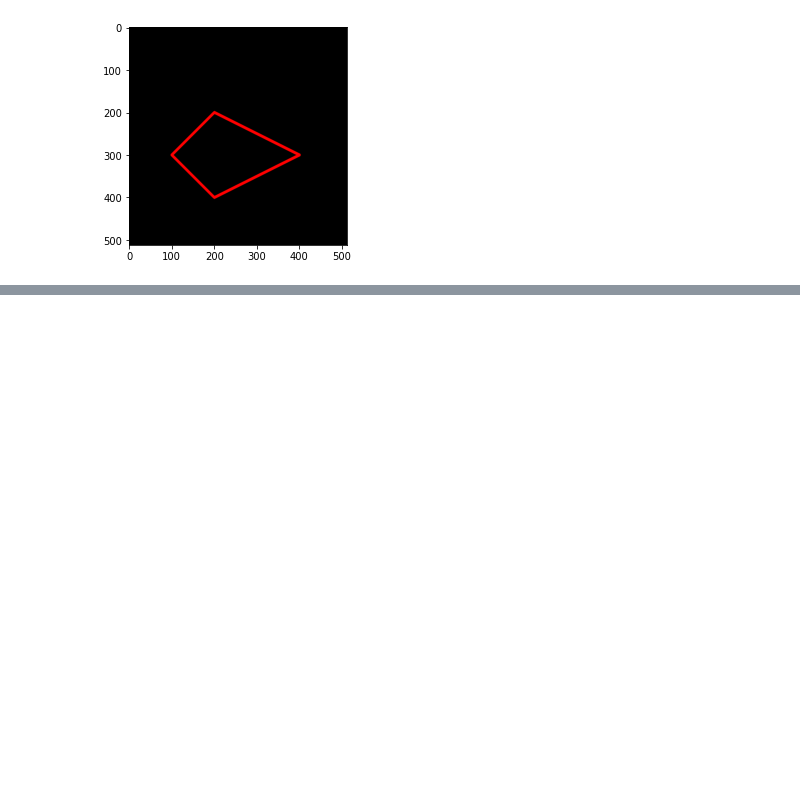
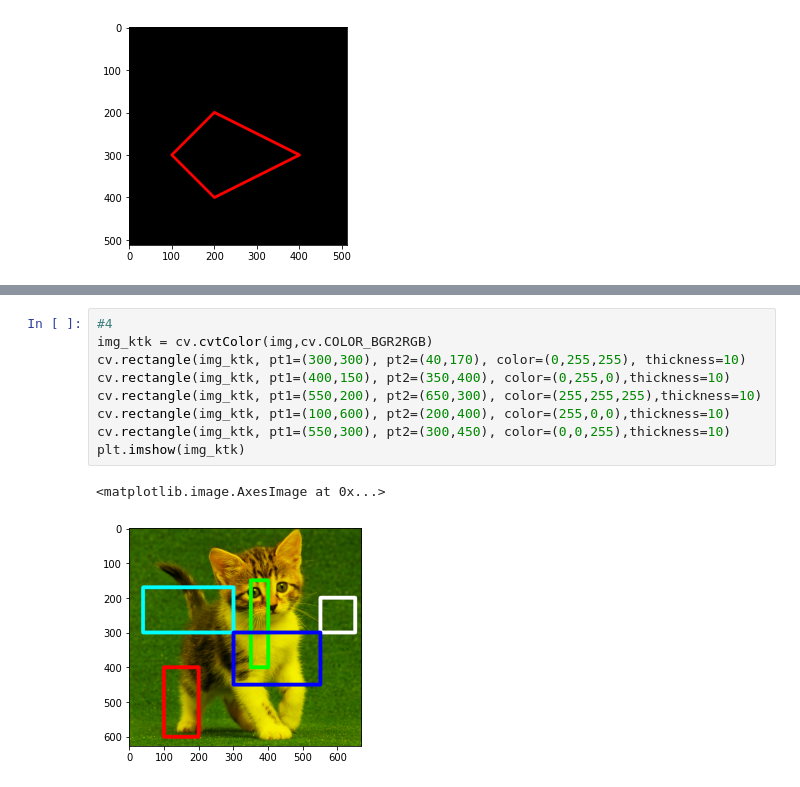
Before and after one commit to FarhanAgil/PCVK_Genap2022, a Jupyter notebook: Week2.ipynb, the cells around one changed output, grey strips where cells are left out. Drawn from its saved outputs; the diff is of its cells as text; blank space fills up the shorter version.

```diff
--- a/Week2.ipynb
+++ b/Week2.ipynb
@@ -121,0 +150,12 @@ plt.imshow(black_img2)
+# %%
+#4
+img_ktk = cv.cvtColor(img,cv.COLOR_BGR2RGB)
+cv.rectangle(img_ktk, pt1=(300,300), pt2=(40,170), color=(0,255,255), thickness=10)
+cv.rectangle(img_ktk, pt1=(400,150), pt2=(350,400), color=(0,255,0),thickness=10)
+cv.rectangle(img_ktk, pt1=(550,200), pt2=(650,300), color=(255,255,255),thickness=10)
+cv.rectangle(img_ktk, pt1=(100,600), pt2=(200,400), color=(255,0,0),thickness=10)
+cv.rectangle(img_ktk, pt1=(550,300), pt2=(300,450), color=(0,0,255),thickness=10)
+plt.imshow(img_ktk)
+# %% [output]
+<matplotlib.image.AxesImage at 0x...>
+[figure, added]
```
Also changed, not shown: parts of 9 cells of this notebook.
